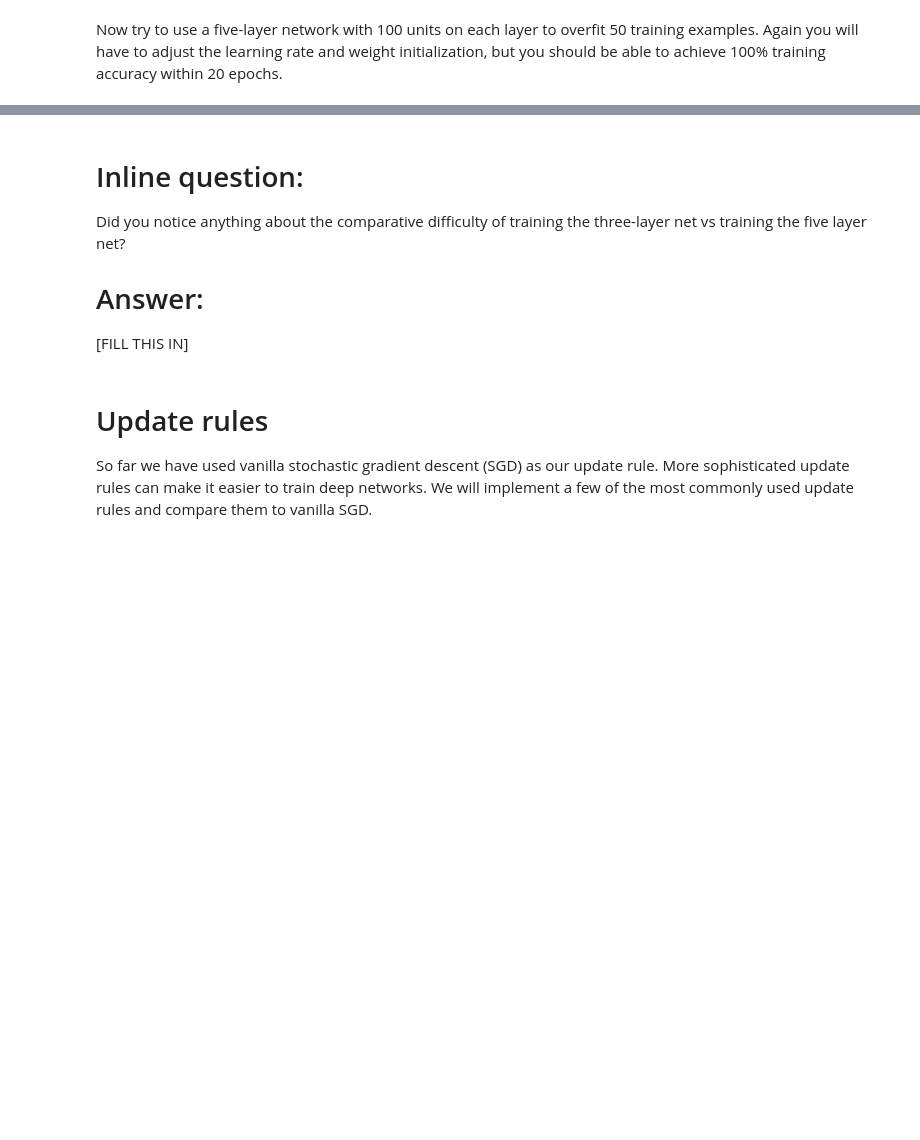
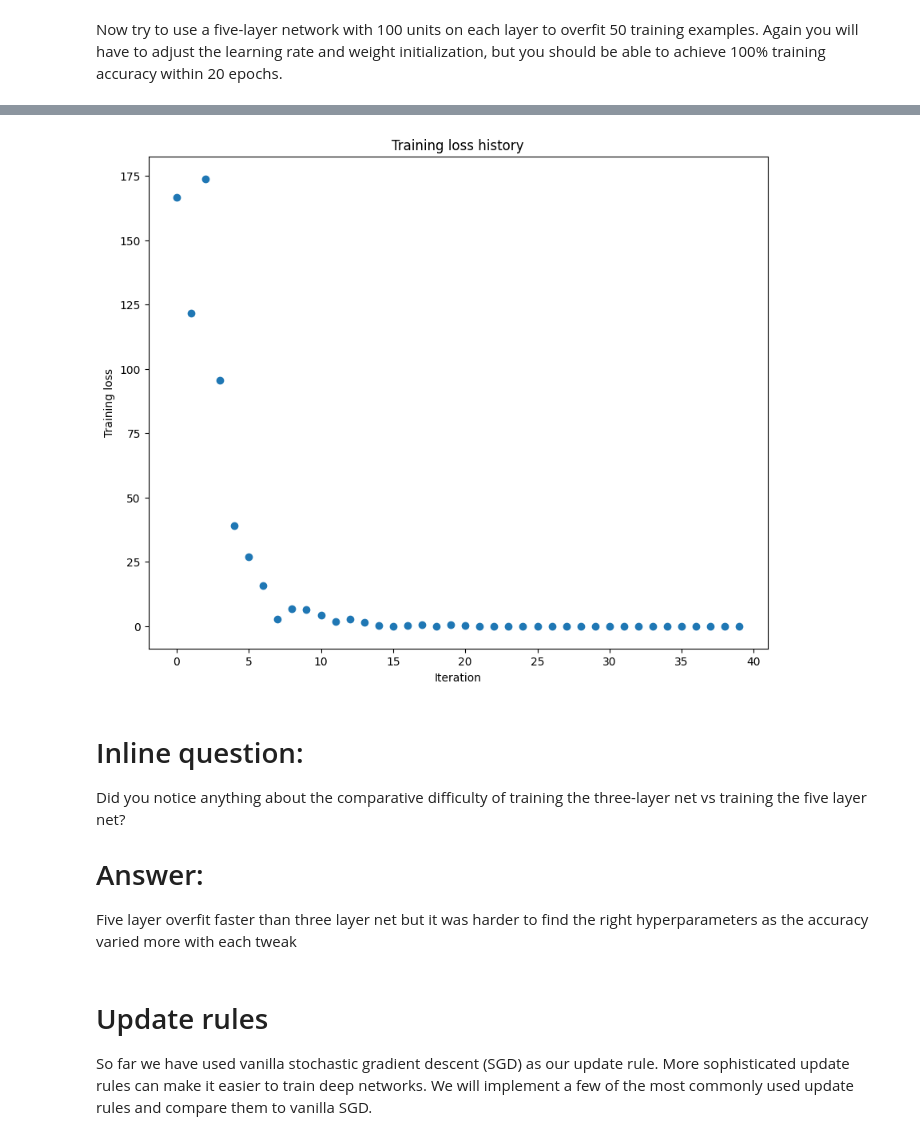
Before and after one commit to Rit-ctrl/Course-Audit-Repo, a Jupyter notebook: cs231n 2017/assignment2/FullyConnectedNets.ipynb, the cells around one changed output, grey strips where cells are left out. Drawn from its saved outputs; the diff is of its cells as text; code cells hidden in the pictures; blank space fills up the shorter version.

```diff
--- a/cs231n 2017/assignment2/FullyConnectedNets.ipynb
+++ b/cs231n 2017/assignment2/FullyConnectedNets.ipynb
@@ -468,7 +487,7 @@ small_data = {
 }
 
 learning_rate = 1e-3
-weight_scale = 1e-5
+weight_scale = 1e-1
 model = FullyConnectedNet([100, 100, 100, 100],
                 weight_scale=weight_scale, dtype=np.float64)
 solver = Solver(model, small_data,
@@ -485,3 +504,4 @@ plt.title('Training loss history')
 plt.xlabel('Iteration')
 plt.ylabel('Training loss')
 plt.show()
+# %% [output]
@@ -488,9 +525,10 @@ plt.show()
+[figure, added]
 # %% [markdown]
 # Inline question:
 Did you notice anything about the comparative difficulty of training the three-layer net vs training the five layer net?
 
 # Answer:
-[FILL THIS IN]
+Five layer overfit faster than three layer net but it was harder to find the right hyperparameters as the accuracy varied more with each tweak
 # %% [markdown]
 # Update rules
 So far we have used vanilla stochastic gradient descent (SGD) as our update rule. More sophisticated update rules can make it easier to train deep networks. We will implement a few of the most commonly used update rules and compare them to vanilla SGD.
```
Also changed, not shown: parts of 7 cells of this notebook, 1 other file.
